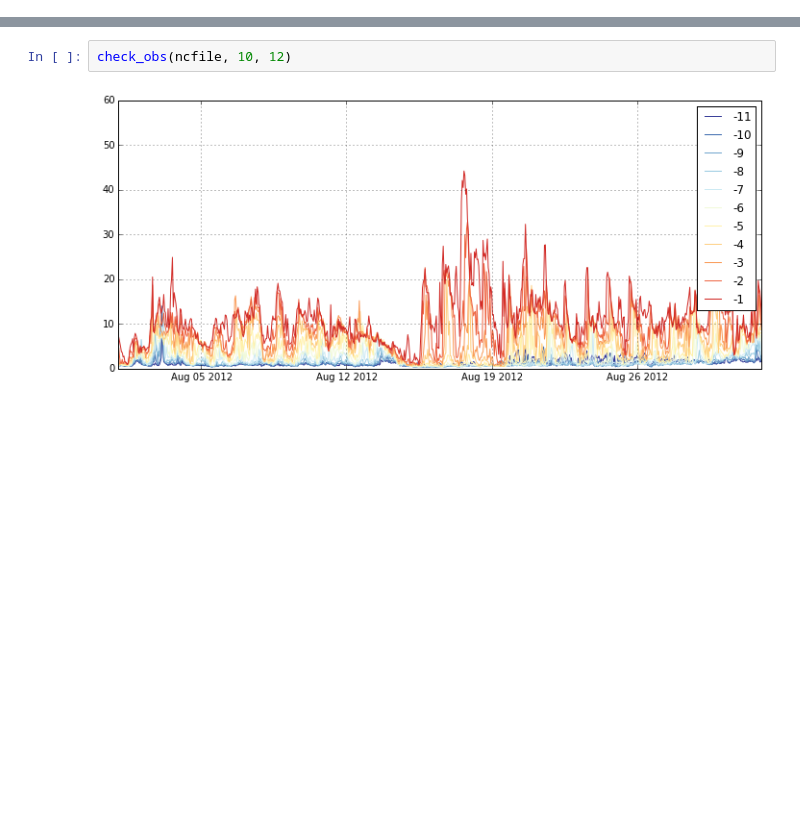
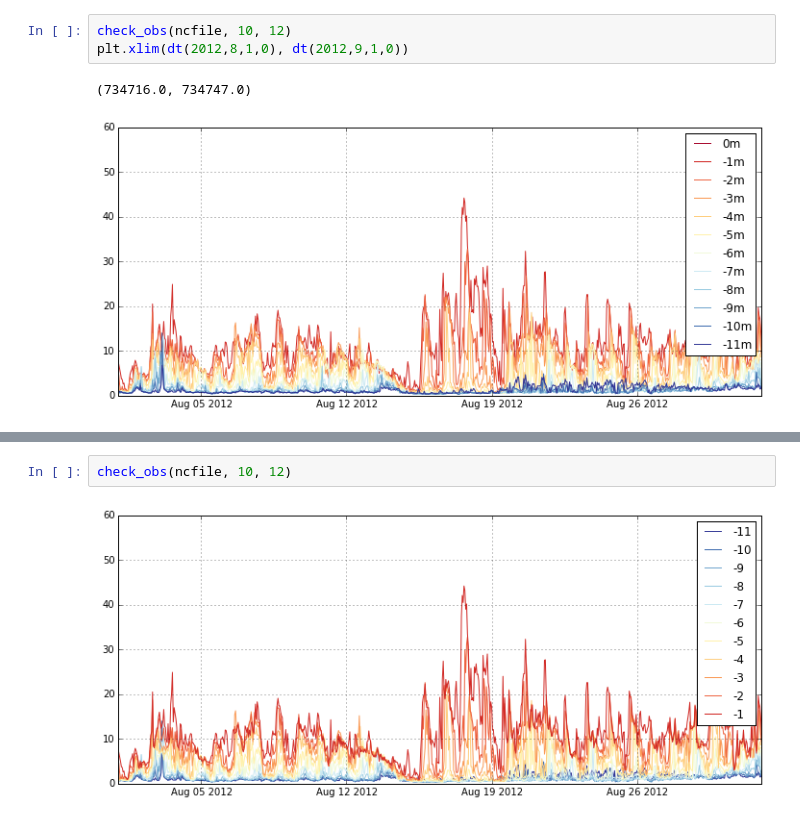
Before and after one commit to okadate/notebook, a Jupyter notebook: check/check_obs.ipynb, the cells around one changed output, grey strips where cells are left out. Saved outputs shown, nothing was run; the diff lists cells and outputs as text; blank space fills up the shorter version.

```diff
--- a/check/check_obs.ipynb
+++ b/check/check_obs.ipynb
@@ -49 +51,7 @@ check_obs(ncfile, varid=6, s=3)
+# %%
+check_obs(ncfile, 10, 12)
+plt.xlim(dt(2012,8,1,0), dt(2012,9,1,0))
+# %% [output]
+(734716.0, 734747.0)
+[figure, added]
 # %%
```
Also changed, not shown: parts of 4 cells of this notebook, 18 other files.
